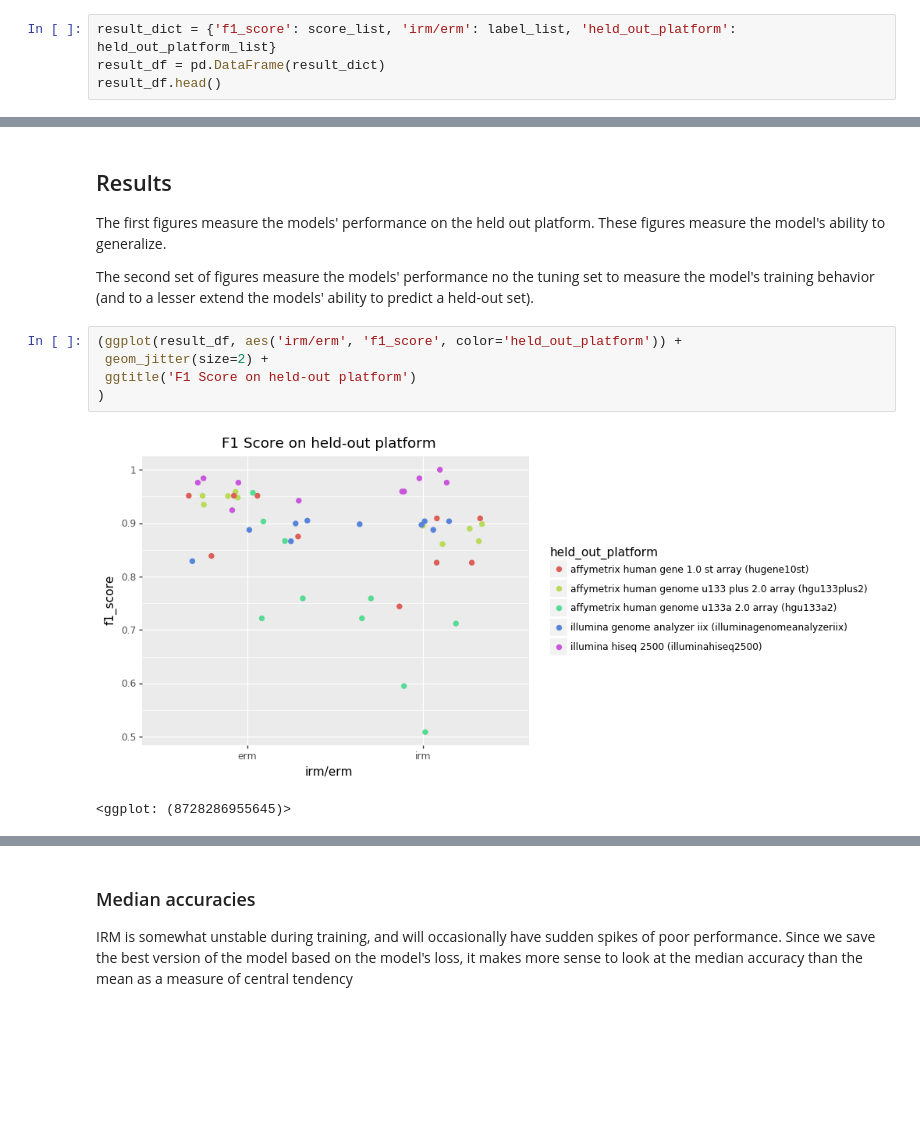
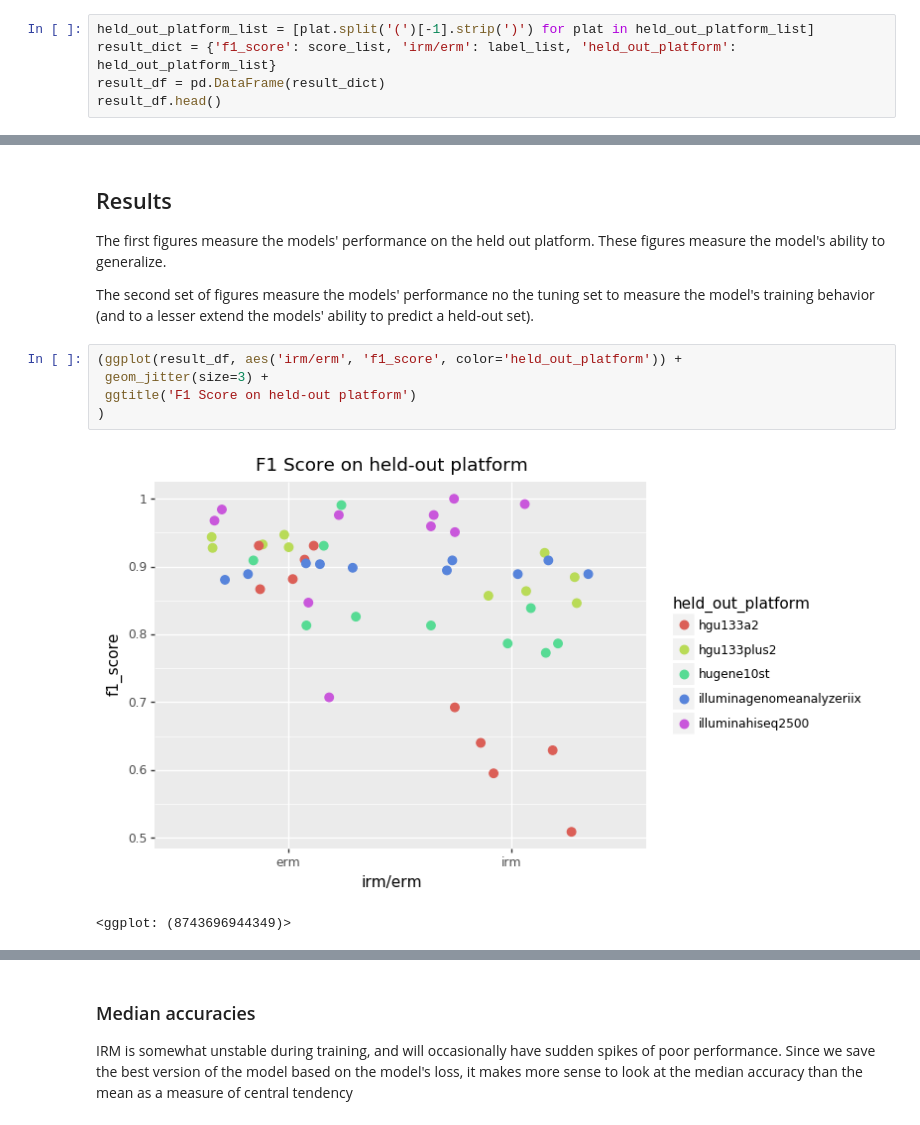
Before and after one commit to greenelab/whistl, a Jupyter notebook: notebook/analysis/IRM_analysis.ipynb, the cells around one changed output, grey strips where cells are left out. Saved outputs shown, nothing was run; the diff lists cells and outputs as text; blank space fills up the shorter version.

```diff
--- a/notebook/analysis/IRM_analysis.ipynb
+++ b/notebook/analysis/IRM_analysis.ipynb
@@ -325,5 +329,6 @@ print(label_list)
 ['irm', 'erm', 'irm', 'erm', 'irm', 'erm', 'irm', 'erm', 'irm', 'erm', 'irm', 'erm', 'irm', 'erm', 'irm', 'erm', 'irm', 'erm', 'irm', 'erm', 'irm', 'erm', 'irm', 'erm', 'irm', 'erm', 'irm', 'erm', 'ir ...
 # %%
+held_out_platform_list = [plat.split('(')[-1].strip(')') for plat in held_out_platform_list]
 result_dict = {'f1_score': score_list, 'irm/erm': label_list, 'held_out_platform': held_out_platform_list}
 result_df = pd.DataFrame(result_dict)
 result_df.head()
@@ -342,12 +347,12 @@ The first figures measure the models' performance on the held out platform. Thes
 The second set of figures measure the models' performance no the tuning set to measure the model's training behavior (and to a lesser extend the models' ability to predict a held-out set).
 # %%
 (ggplot(result_df, aes('irm/erm', 'f1_score', color='held_out_platform')) +
- geom_jitter(size=2) +
+ geom_jitter(size=3) +
  ggtitle('F1 Score on held-out platform')
 )
 # %% [output]
-[figure, old version]
+[figure, new version]
-<ggplot: (8728286955645)>
+<ggplot: (8743696944349)>
 # %%
 (ggplot(result_df, aes('irm/erm', 'f1_score')) +
  geom_violin() +
```
Also changed, not shown: parts of 19 cells of this notebook, 3 other files.
